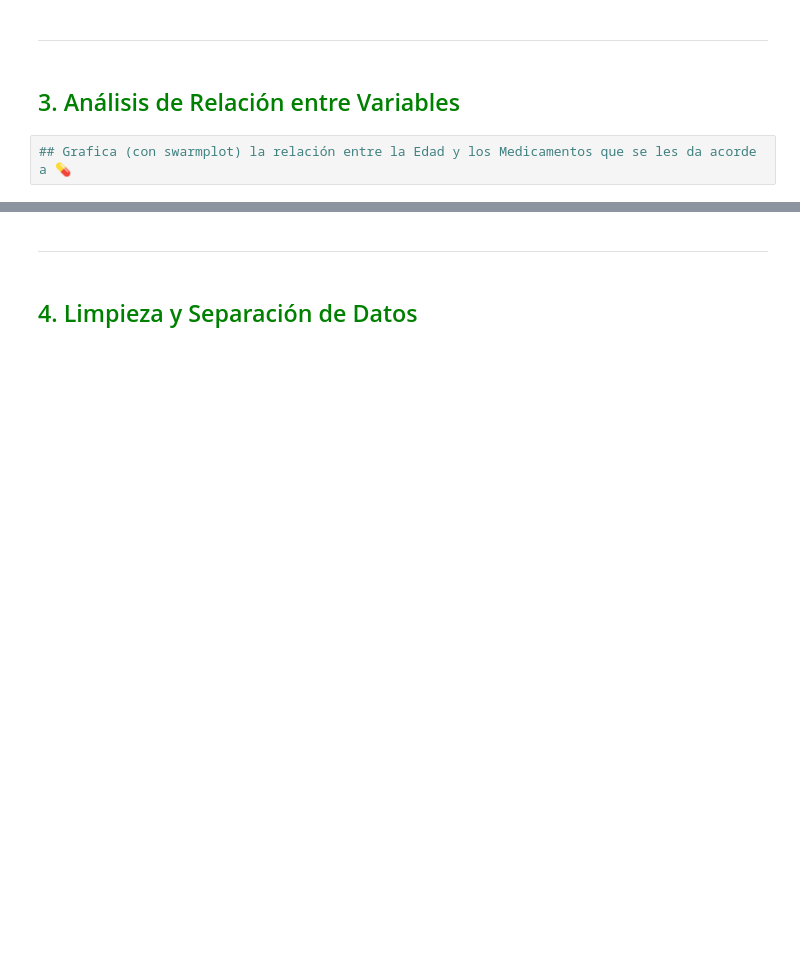
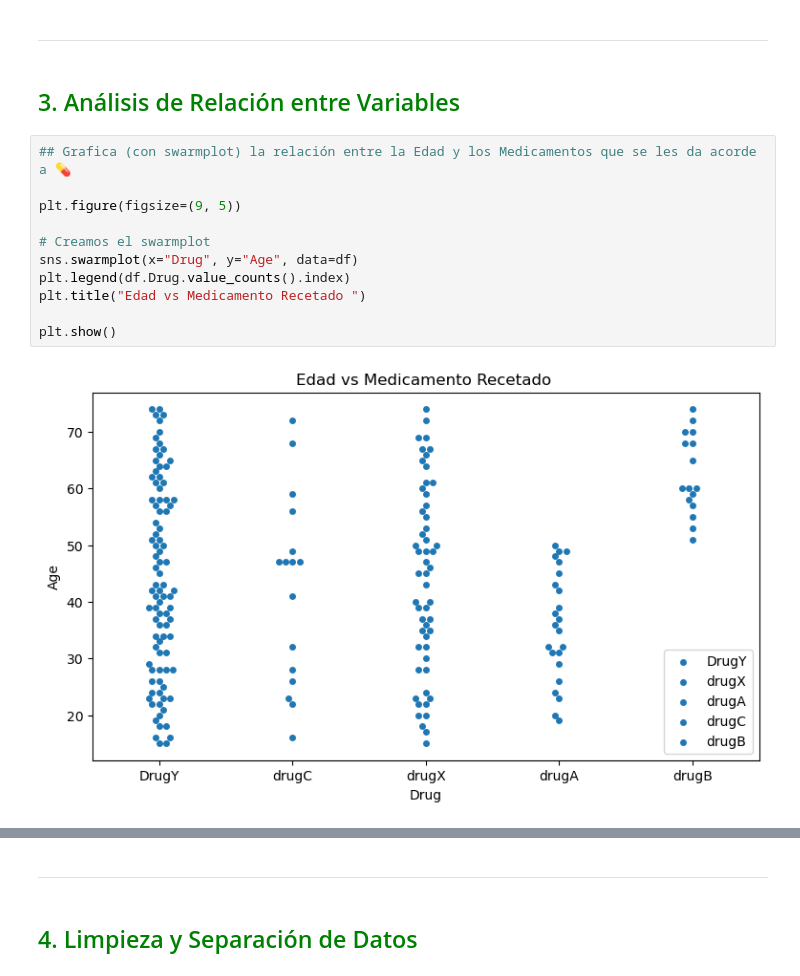
Before and after one commit to karolm0406/karolm0406-6IV8_HerreraMacedoKarol_AD, a Jupyter notebook: ElementosBasicosEstadistica/Cap3_plantilla.ipynb, the cells around one changed output, grey strips where cells are left out. Saved outputs shown, nothing was run; the diff lists cells and outputs as text; blank space fills up the shorter version.

```diff
--- a/ElementosBasicosEstadistica/Cap3_plantilla.ipynb
+++ b/ElementosBasicosEstadistica/Cap3_plantilla.ipynb
@@ -145,6 +145,17 @@ Name: count, dtype: int64
 ## <span style="color:green">3. Análisis de Relación entre Variables</span>
 # %%
 ## Grafica (con swarmplot) la relación entre la Edad y los Medicamentos que se les da acorde a 💊
+
+plt.figure(figsize=(9, 5))
+
+# Creamos el swarmplot
+sns.swarmplot(x="Drug", y="Age", data=df)
+plt.legend(df.Drug.value_counts().index)
+plt.title("Edad vs Medicamento Recetado ")
+
+plt.show()
+# %% [output]
+[figure, added]
 # %%
 # Grafica la relación entre el el Género y los Medicamentos 💊 que se les da
 #Primero armar una tablita para poder graficarlas
```
Also changed, not shown: parts of 12 cells of this notebook.
